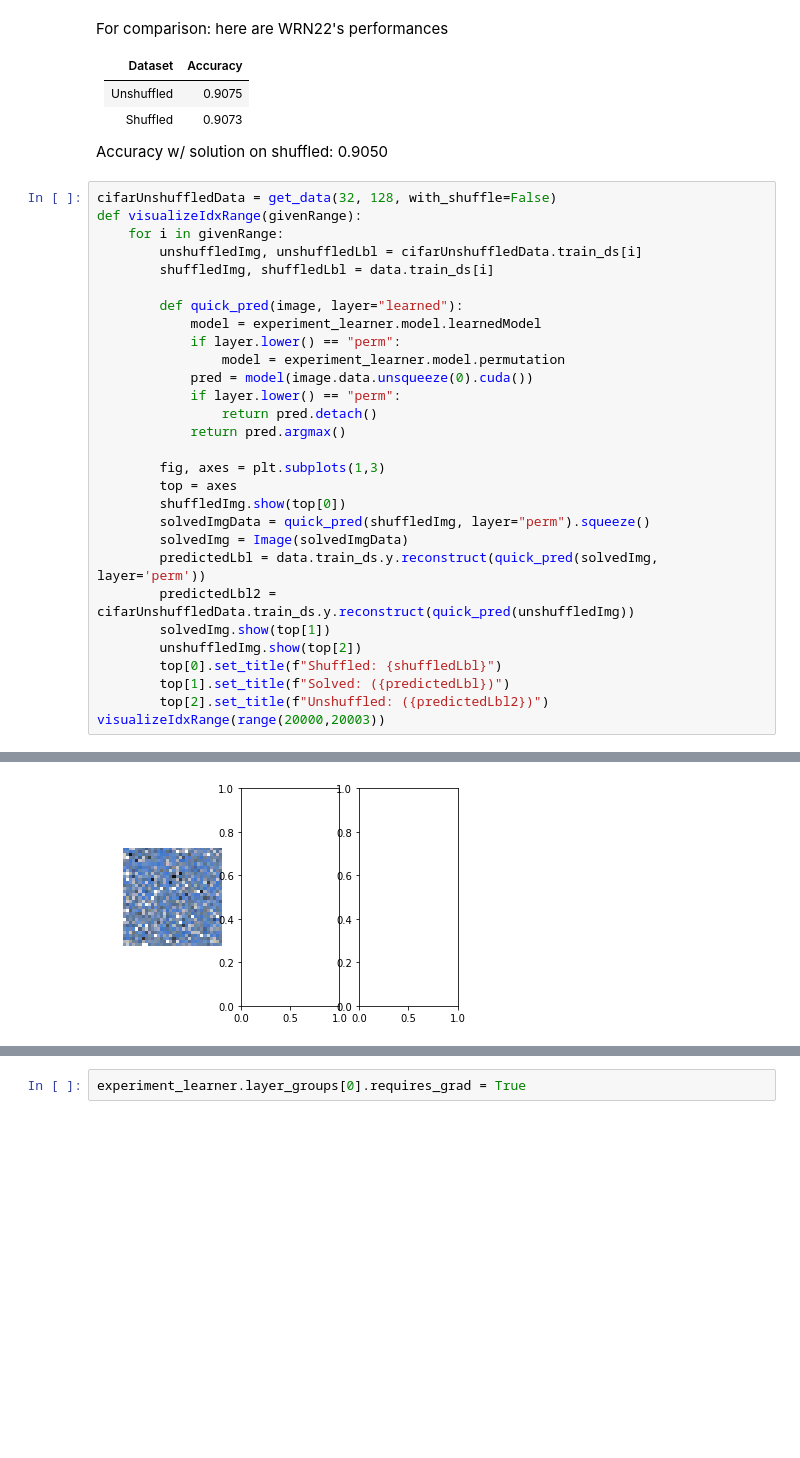
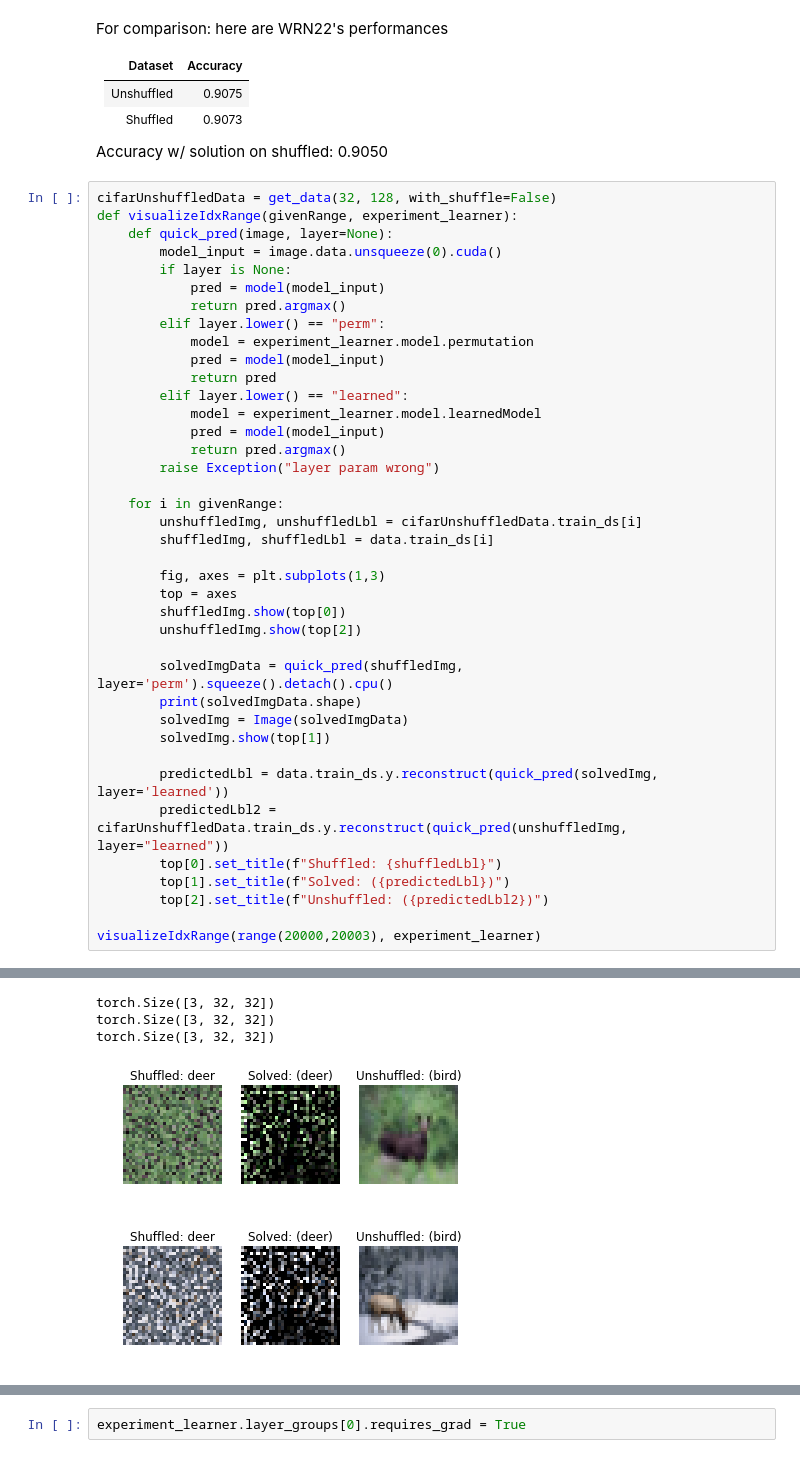
Before and after one commit to ngundotra/topology-research, a Jupyter notebook: UnshufflingCIFAR10.ipynb, the cells around one changed output, grey strips where cells are left out. Saved outputs shown, nothing was run; the diff lists cells and outputs as text; blank space fills up the shorter version.

```diff
--- a/UnshufflingCIFAR10.ipynb
+++ b/UnshufflingCIFAR10.ipynb
@@ -130,31 +128,41 @@ For comparison: here are WRN22's performances
 Accuracy w/ solution on shuffled: 0.9050
 # %%
 cifarUnshuffledData = get_data(32, 128, with_shuffle=False)
-def visualizeIdxRange(givenRange):
+def visualizeIdxRange(givenRange, experiment_learner):
+    def quick_pred(image, layer=None):
+        model_input = image.data.unsqueeze(0).cuda()
+        if layer is None:
+            pred = model(model_input)
+            return pred.argmax()
+        elif layer.lower() == "perm":
+            model = experiment_learner.model.permutation
+            pred = model(model_input)
+            return pred
+        elif layer.lower() == "learned":
+            model = experiment_learner.model.learnedModel
+            pred = model(model_input)
+            return pred.argmax()
+        raise Exception("layer param wrong")
+
     for i in givenRange:
         unshuffledImg, unshuffledLbl = cifarUnshuffledData.train_ds[i]
         shuffledImg, shuffledLbl = data.train_ds[i]
 
-        def quick_pred(image, layer="learned"):
-            model = experiment_learner.model.learnedModel
-            if layer.lower() == "perm":
-                model = experiment_learner.model.permutation
-            pred = model(image.data.unsqueeze(0).cuda())
-            if layer.lower() == "perm":
-                return pred.detach()
-            return pred.argmax()
-
         fig, axes = plt.subplots(1,3)
         top = axes
         shuffledImg.show(top[0])
-        solvedImgData = quick_pred(shuffledImg, layer="perm").squeeze()
+        unshuffledImg.show(top[2])
+
+        solvedImgData = quick_pred(shuffledImg, layer='perm').squeeze().detach().cpu()
+        print(solvedImgData.shape)
         solvedImg = Image(solvedImgData)
-        predictedLbl = data.train_ds.y.reconstruct(quick_pred(solvedImg, layer='perm'))
-        predictedLbl2 = cifarUnshuffledData.train_ds.y.reconstruct(quick_pred(unshuffledImg))
         solvedImg.show(top[1])
-        unshuffledImg.show(top[2])
+
+        predictedLbl = data.train_ds.y.reconstruct(quick_pred(solvedImg, layer='learned'))
+        predictedLbl2 = cifarUnshuffledData.train_ds.y.reconstruct(quick_pred(unshuffledImg, layer="learned"))
         top[0].set_title(f"Shuffled: {shuffledLbl}")
         top[1].set_title(f"Solved: ({predictedLbl})")
         top[2].set_title(f"Unshuffled: ({predictedLbl2})")
-visualizeIdxRange(range(20000,20003))
+
+visualizeIdxRange(range(20000,20003), experiment_learner)
 # %% [output]
@@ -162 +172,5 @@ RuntimeError: number of dims don't match in permute
+torch.Size([3, 32, 32])
+torch.Size([3, 32, 32])
+torch.Size([3, 32, 32])
-[figure, old version]
+[figure, new version]
+[figure, added]
```
Also changed, not shown: parts of 18 cells of this notebook, 1 other file.
